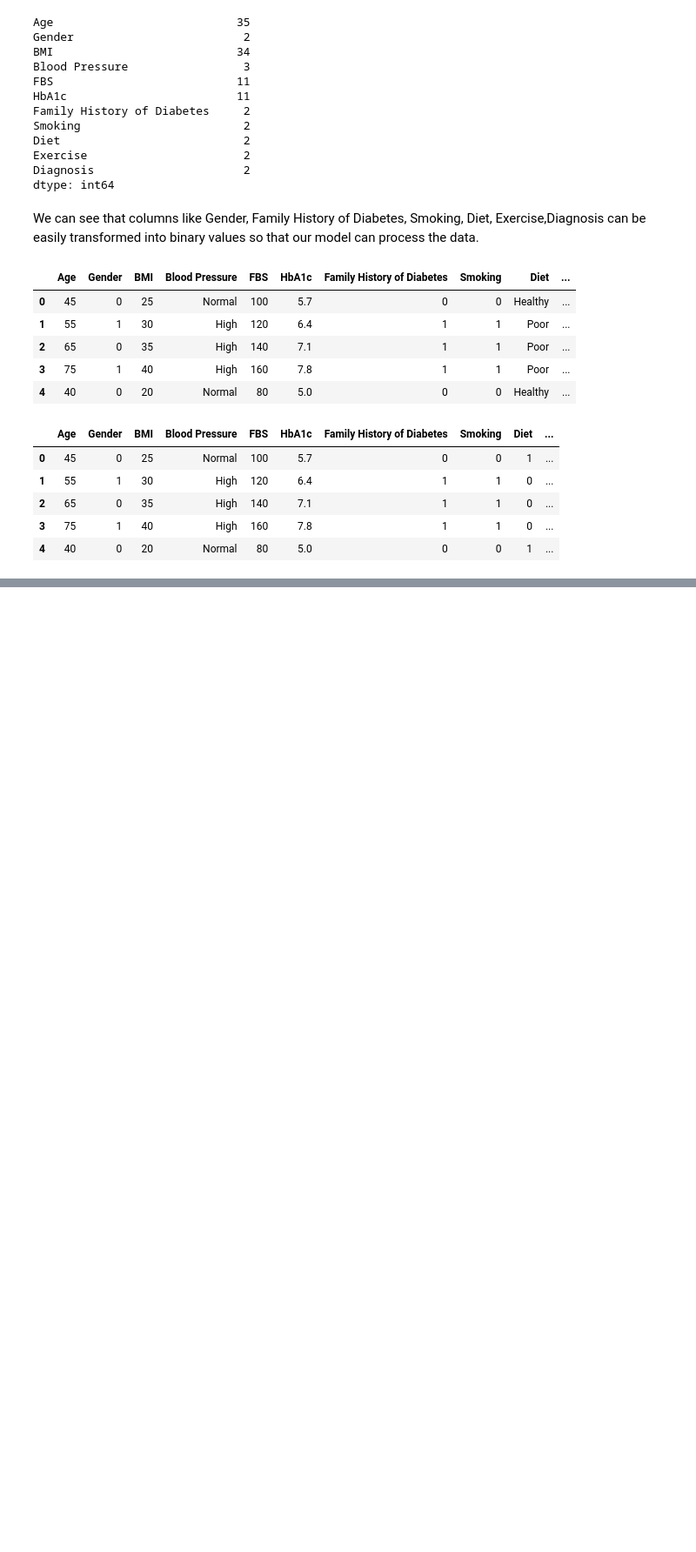
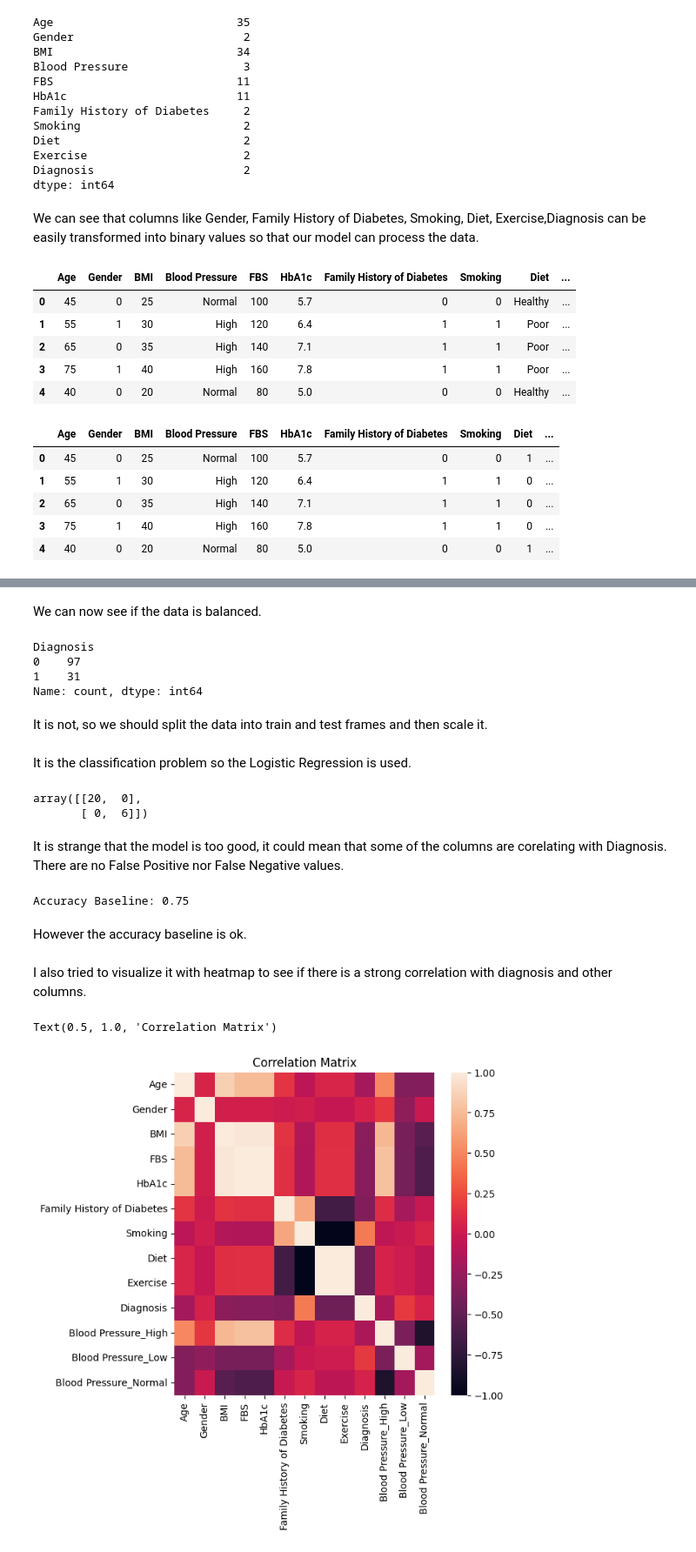
Before and after one commit to Justynaach/data-science-projects, a Jupyter notebook: sugar_levels_/data_analysys.ipynb, the cells around one changed output, grey strips where cells are left out. Shown at 87% size. Cells and saved outputs as stored; diff of their text form; code cells hidden in the pictures; blank space fills up the shorter version.

Commit message:
model trained

```diff
--- a/sugar_levels_/data_analysys.ipynb
+++ b/sugar_levels_/data_analysys.ipynb
@@ -77,0 +84,8 @@ When it comes to Blood Pressure I decided to use
+# %%
+enc=OneHotEncoder(sparse_output=False)
+data=enc.fit_transform(df[["Blood Pressure"]]) #2D format
+col_names=enc.get_feature_names_out(["Blood Pressure"])
+
+data_fr_bp=pd.DataFrame(data, columns=col_names, index=df.index)
+df=pd.concat([df.drop('Blood Pressure', axis=1), data_fr_bp], axis=1)
+df
@@ -77,0 +106,11 @@ When it comes to Blood Pressure I decided to use
+# %% [markdown]
+We can now see if the data is balanced.
+# %%
+df["Diagnosis"].value_counts()
+# %% [output]
+Diagnosis
+0    97
+1    31
+Name: count, dtype: int64
+# %% [markdown]
+It is not, so we should split the data into train and test frames and then scale it.
@@ -77,0 +127,2 @@ When it comes to Blood Pressure I decided to use
+# %% [markdown]
+It is the classification problem so the Logistic Regression is used.
@@ -77,0 +134,25 @@ When it comes to Blood Pressure I decided to use
+# %%
+cnf_matrix = metrics.confusion_matrix(y_test, pred)
+cnf_matrix
+# %% [output]
+array([[20,  0],
+       [ 0,  6]])
+# %% [markdown]
+It is strange that the model is too good, it could mean that some of the columns are corelating with Diagnosis. There are no False Positive nor False Negative values.
+# %%
+acc_baseline = y_train.value_counts(normalize=True).max()
+print("Accuracy Baseline:" , acc_baseline.round(2))
+# %% [output]
+Accuracy Baseline: 0.75
+# %% [markdown]
+However the accuracy baseline is ok.
+# %% [markdown]
+I also tried to visualize it with heatmap to see if there is a strong correlation with diagnosis and other columns.
+# %%
+plt.figure(figsize=(6,6))
+data_corr=df.corr()
+sns.heatmap(data_corr)
+plt.title("Correlation Matrix")
+# %% [output]
+Text(0.5, 1.0, 'Correlation Matrix')
+[figure, added]
```
Also changed, not shown: parts of 7 cells of this notebook, 1 other file.
